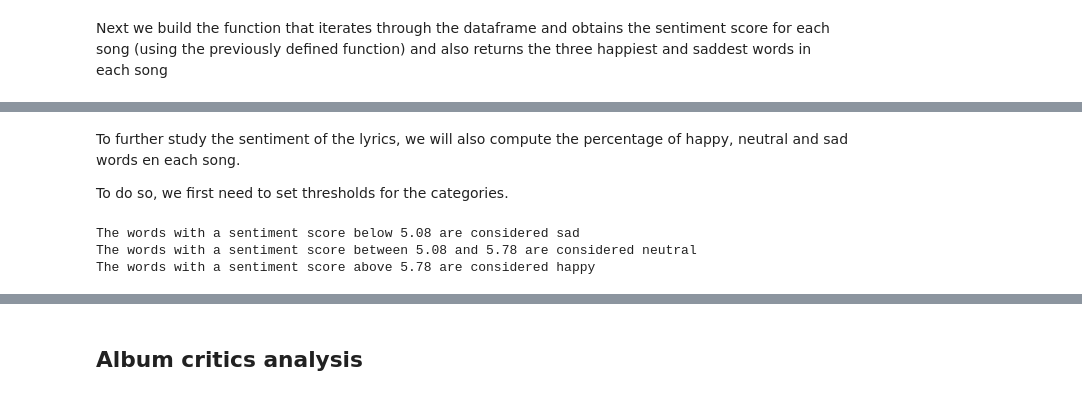
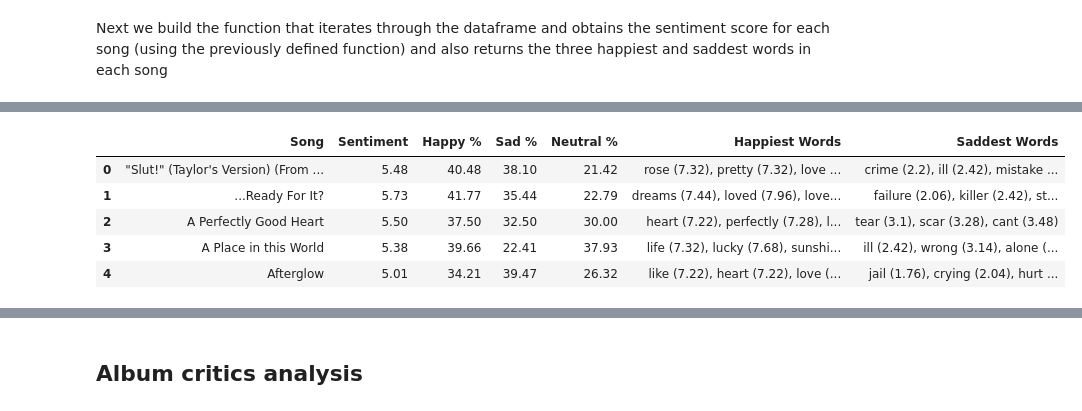
Before and after one commit to raquel-ch/sg_project, a Jupyter notebook: Sentiment.ipynb, the cells around one changed output, grey strips where cells are left out. Drawn from its saved outputs; the diff is of its cells as text; code cells hidden in the pictures.

```diff
--- a/Sentiment.ipynb
+++ b/Sentiment.ipynb
@@ -101,7 +103,7 @@ def sentiment_with_words(lyrics, word_dict):
 # %% [markdown]
 Next we build the function that iterates through the dataframe and obtains the sentiment score for each song (using the previously defined function) and also returns the three happiest and saddest words in each song
 # %%
-def calculate_sentiments_with_details(df):
+def calculate_sentiments_with_details(df, low_threshold, high_threshold):
     """
     This function calculates the sentiment of each track in the dataframe and returns the happiest and saddest words.
     df: pandas dataframe, a dataframe with a column of track lyrics
@@ -114,14 +116,33 @@ def calculate_sentiments_with_details(df):
         if type(lyrics) == list:
             for lyric in lyrics:
                 sentiment_score, word_list = sentiment_with_words(lyric, word_dict)
-                sentiments_dict[row['track_name']]['sentiment'] = sentiment_score
+                sentiments_dict[row['track_name']]['sentiment'] = round(sentiment_score,2)
+
+                #obtain the percentage of sentiment category
+                happy_percentage = round((len([word for word in word_list if word[2] > high_threshold]) / len(word_list))*100,2)
+                sentiments_dict[row['track_name']]['happy_percentage'] = happy_percentage
+                sad_percentage = round((len([word for word in word_list if word[2] < low_threshold]) / len(word_list))*100,2)
+                sentiments_dict[row['track_name']]['sad_percentage'] = sad_percentage
+                neutral_percentage = 100 - happy_percentage - sad_percentage
+                sentiments_dict[row['track_name']]['neutral_percentage'] = neutral_percentage
+
                 #order the word_list by score
                 word_list = sorted(word_list, key=lambda x: x[2])
                 sentiments_dict[row['track_name']]['saddest words'] = word_list[:3]
                 sentiments_dict[row['track_name']]['happiest words'] = word_list[-3:]
         else:
             sentiment_score, word_list = sentiment_with_words(lyrics, word_dict)
-            sentiments_dict[row['track_name']]['sentiment'] = sentiment_score
+            sentiments_dict[row['track_name']]['sentiment'] = round(sentiment_score,2)
+
+            #obtain the percentage of sentiment category
+            happy_percentage = round((len([word for word in word_list if word[2] > high_threshold]) / len(word_list))*100,2)
+            sentiments_dict[row['track_name']]['happy_percentage'] = happy_percentage
+            sad_percentage = round((len([word for word in word_list if word[2] < low_threshold]) / len(word_list))*100,2)
+            sentiments_dict[row['track_name']]['sad_percentage'] = sad_percentage
+            neutral_percentage = 100 - happy_percentage - sad_percentage
+            sentiments_dict[row['track_name']]['neutral_percentage'] = neutral_percentage
+
+
             #order the word_list by score
             word_list = sorted(word_list, key=lambda x: x[2])
             sentiments_dict[row['track_name']]['saddest words'] = word_list[:3]
@@ -176,21 +212,25 @@ happiest_words = np.array(happiest_words)
-# %% [markdown]
-To further study the sentiment of the lyrics, we will also compute the percentage of happy, neutral and sad words en each song.
-
-To do so, we first need to set thresholds for the categories.
-# %%
-#obtain the dictionary with the words and their happiness values
-word_dict = sentiment_dictionary()
-
-sentiment_values = np.array(list(word_dict.values()))
-
-#calculate the thresholds for three categories: sad, neutral and happy
-low_threshold = np.percentile(sentiment_values, 33)
-high_threshold = np.percentile(sentiment_values, 66)
-
-print(f'The words with a sentiment score below {low_threshold} are considered sad')
-print(f'The words with a sentiment score between {low_threshold} and {high_threshold} are considered neutral')
-print(f'The words with a sentiment score above {high_threshold} are considered happy')
-# %% [output]
-The words with a sentiment score below 5.08 are considered sad
-The words with a sentiment score between 5.08 and 5.78 are considered neutral
-The words with a sentiment score above 5.78 are considered happy
+# %%
+rows = []
+
+for song, data in song_sentiments_with_details.items():
+    rows.append({
+        "Song": song,
+        "Sentiment": data["sentiment"],
+        "Happy %": data["happy_percentage"],
+        "Sad %": data["sad_percentage"],
+        "Neutral %": data["neutral_percentage"],
+        "Happiest Words": ", ".join([f"{word} ({score})" for word, _, score in data["happiest words"]]),
+        "Saddest Words": ", ".join([f"{word} ({score})" for word, _, score in data["saddest words"]]),
+    })
+
+sentiment_df = pd.DataFrame(rows)
+
+# Mostrar el DataFrame
+sentiment_df.head()
+# %% [output]
+|  | Song | Sentiment | Happy % | Sad % | Neutral % | Happiest Words | Saddest Words |
+| 0 | "Slut!" (Taylor's Version) (From ... | 5.48 | 40.48 | 38.10 | 21.42 | rose (7.32), pretty (7.32), love ... | crime (2.2), ill (2.42), mistake ... |
+| 1 | ...Ready For It? | 5.73 | 41.77 | 35.44 | 22.79 | dreams (7.44), loved (7.96), love... | failure (2.06), killer (2.42), st... |
+| 2 | A Perfectly Good Heart | 5.50 | 37.50 | 32.50 | 30.00 | heart (7.22), perfectly (7.28), l... | tear (3.1), scar (3.28), cant (3.48) |
+| 3 | A Place in this World | 5.38 | 39.66 | 22.41 | 37.93 | life (7.32), lucky (7.68), sunshi... | ill (2.42), wrong (3.14), alone (... |
+| 4 | Afterglow | 5.01 | 34.21 | 39.47 | 26.32 | like (7.22), heart (7.22), love (... | jail (1.76), crying (2.04), hurt ... |
```
Also changed, not shown: parts of 6 cells of this notebook.
